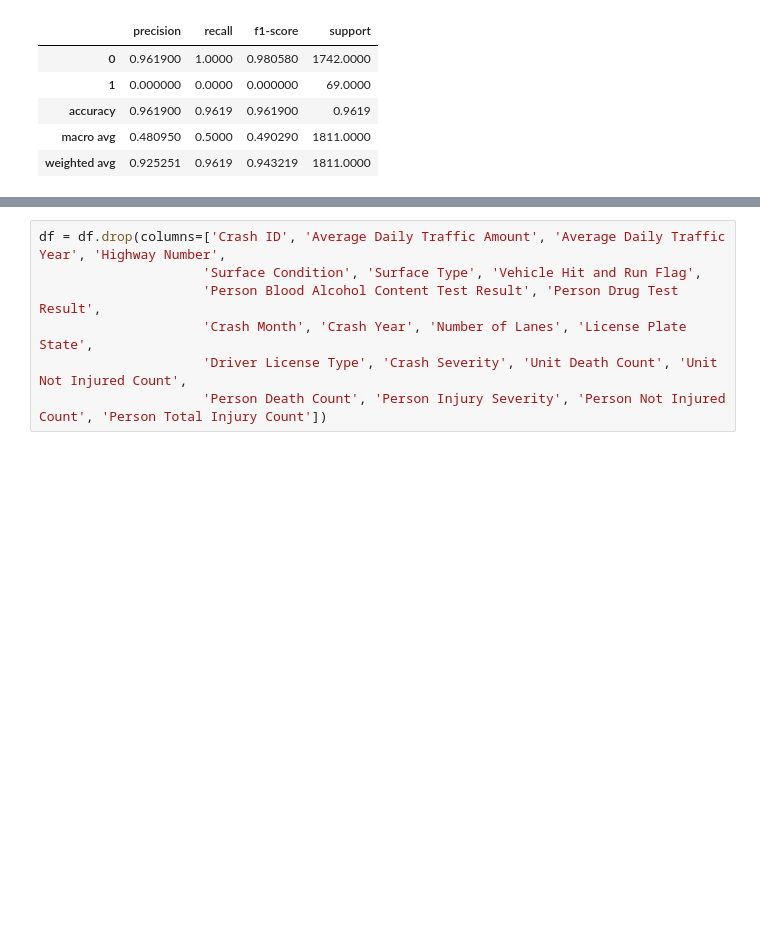
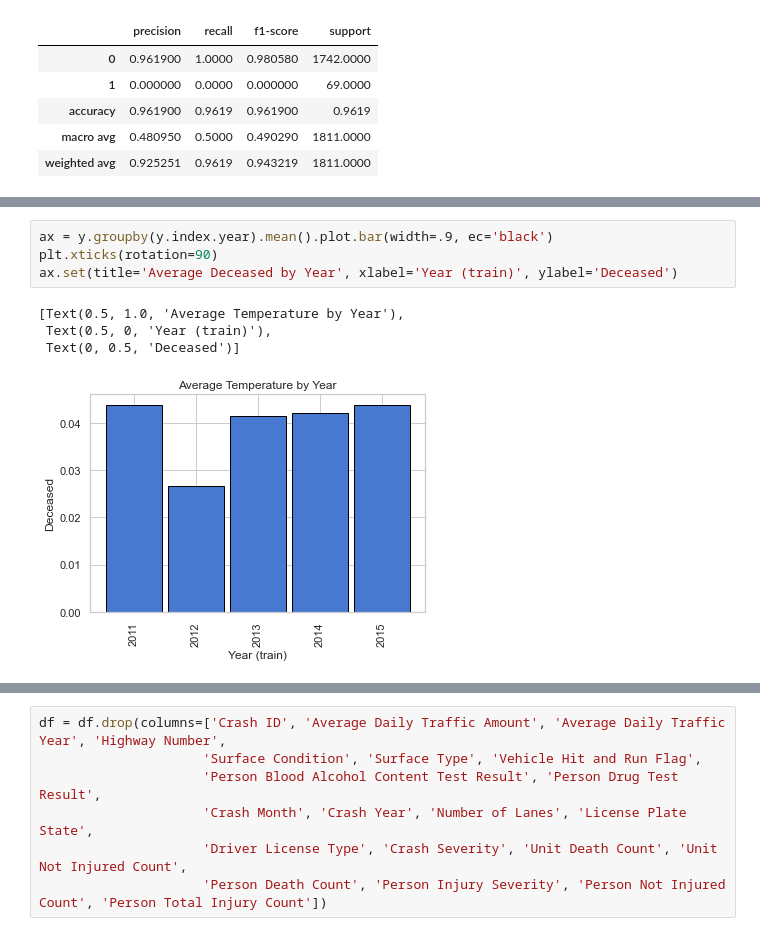
Before and after one commit to hrodjr/texas_motorcycle_accidents, a Jupyter notebook: scratch_notepad.ipynb, the cells around one changed output, grey strips where cells are left out. Drawn from its saved outputs; the diff is of its cells as text; blank space fills up the shorter version.

```diff
--- a/scratch_notepad.ipynb
+++ b/scratch_notepad.ipynb
@@ -163,0 +492,9 @@ get_metrics_bin(dt, X_test, y_test)
+# %%
+ax = y.groupby(y.index.year).mean().plot.bar(width=.9, ec='black')
+plt.xticks(rotation=90)
+ax.set(title='Average Deceased by Year', xlabel='Year (train)', ylabel='Deceased')
+# %% [output]
+[Text(0.5, 1.0, 'Average Temperature by Year'),
+ Text(0.5, 0, 'Year (train)'),
+ Text(0, 0.5, 'Deceased')]
+[figure, added]
```
Also changed, not shown: parts of 65 cells of this notebook.
